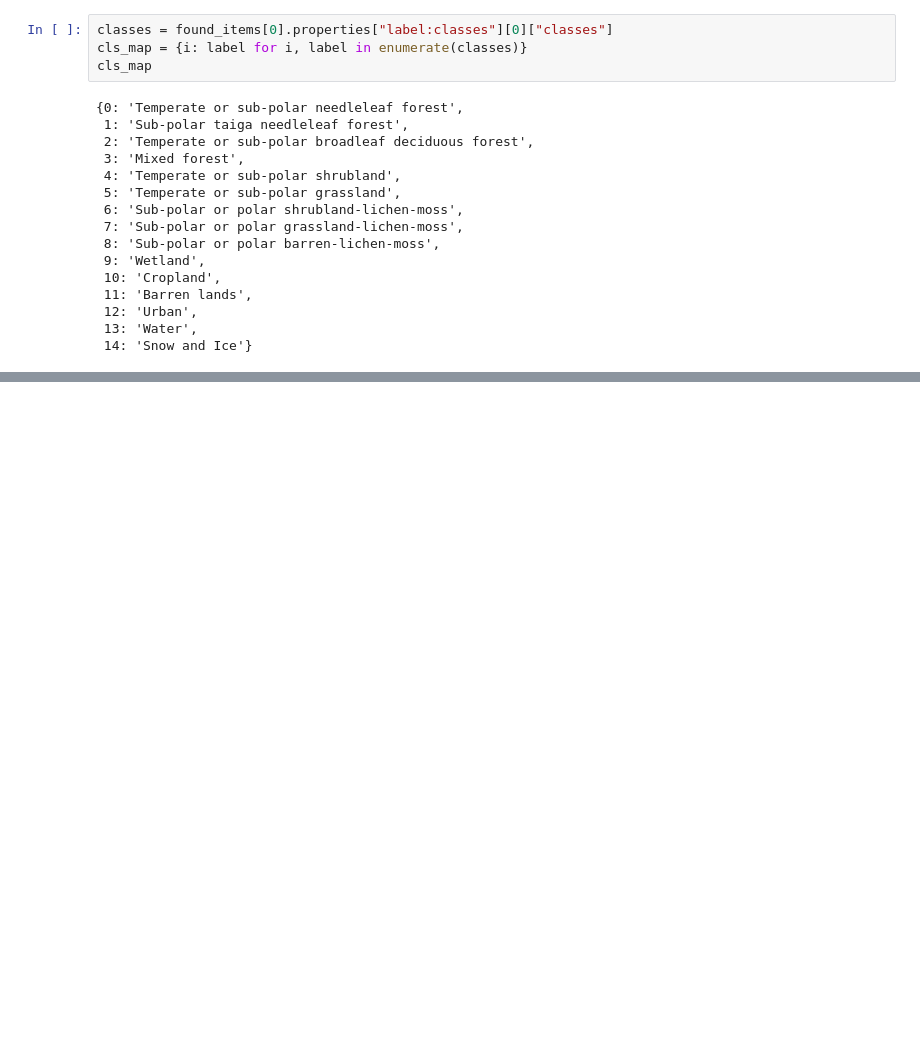
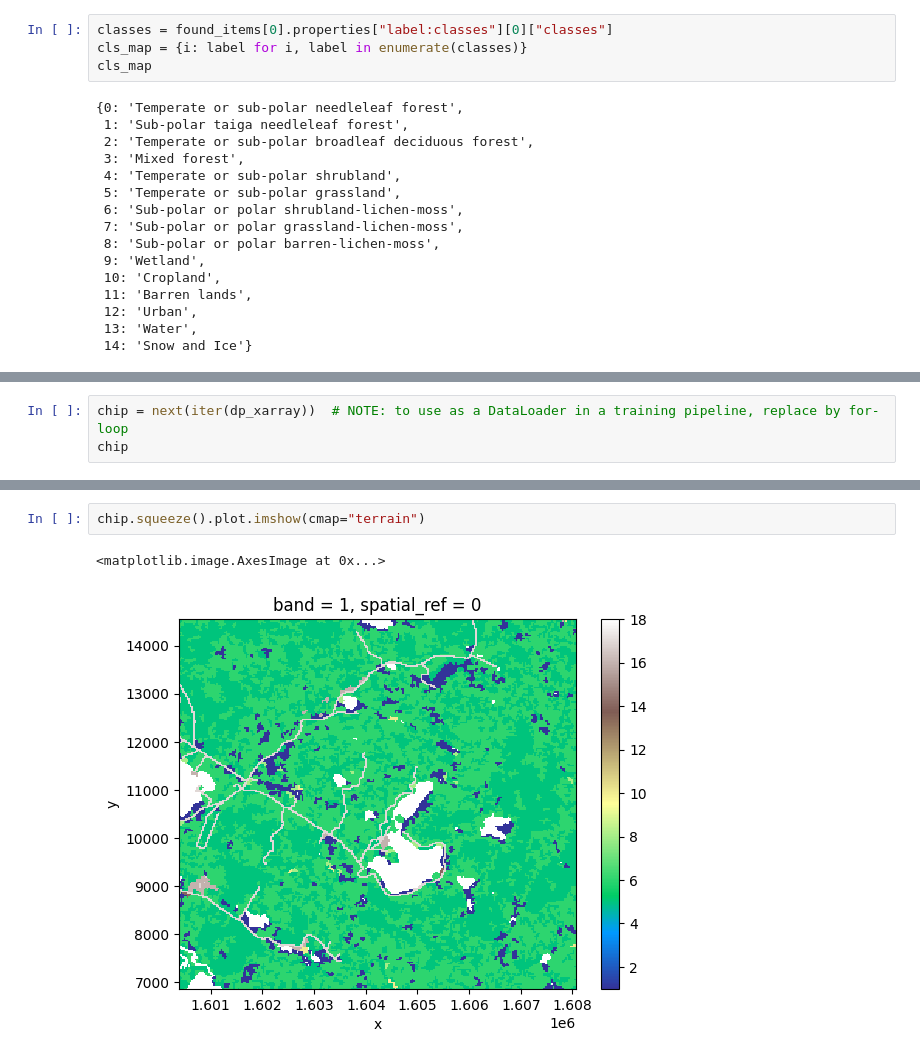
Before and after one commit to ai-extensions/stac-data-loader, a Jupyter notebook: notebooks/stac_dataloader.ipynb, the cells around one changed output, grey strips where cells are left out. Saved outputs shown, nothing was run; the diff lists cells and outputs as text; blank space fills up the shorter version.

```diff
--- a/notebooks/stac_dataloader.ipynb
+++ b/notebooks/stac_dataloader.ipynb
@@ -98,0 +115,3 @@ Attributes:
+# %%
+chip = next(iter(dp_xarray))  # NOTE: to use as a DataLoader in a training pipeline, replace by for-loop
+chip
@@ -98,0 +137,5 @@ Attributes:
+# %%
+chip.squeeze().plot.imshow(cmap="terrain")
+# %% [output]
+<matplotlib.image.AxesImage at 0x...>
+[figure, added]
```
Also changed, not shown: parts of 6 cells of this notebook, 3 other files.
